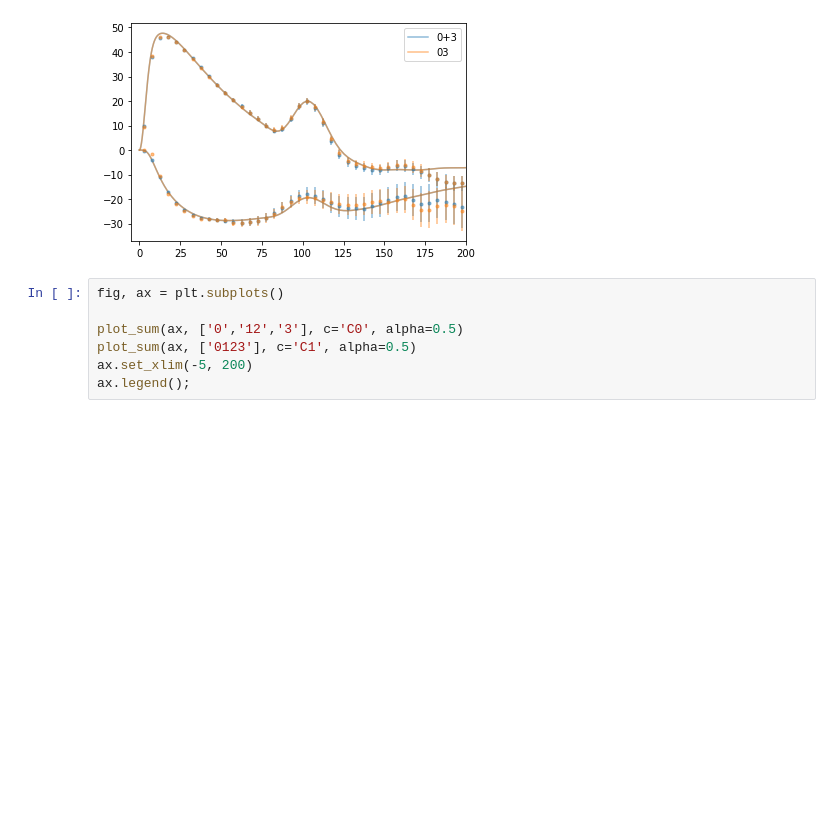
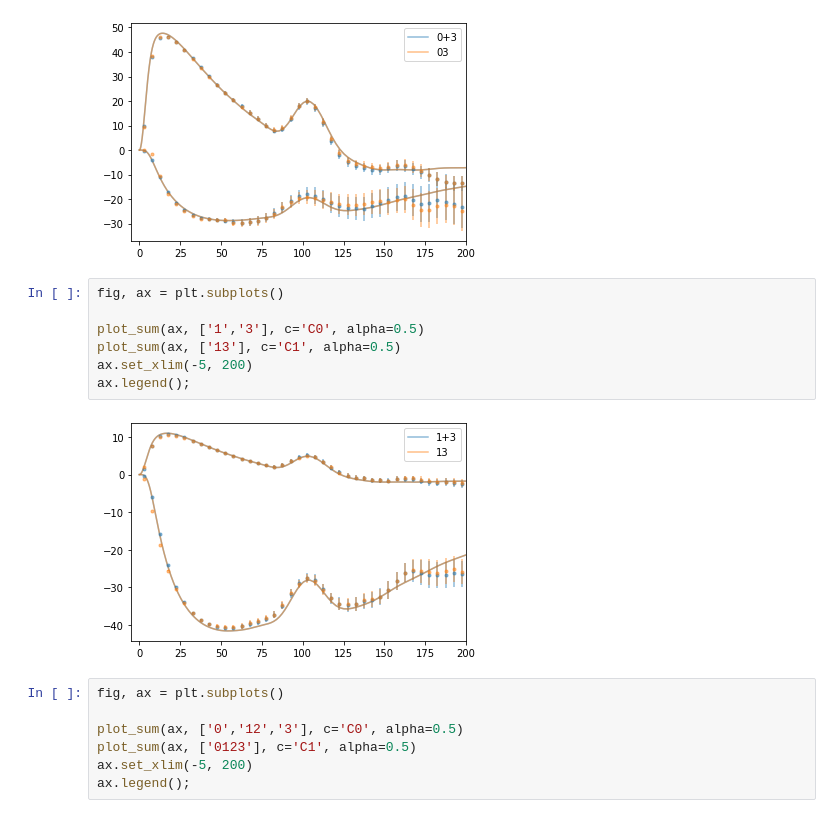
Before and after one commit to cramirezpe/modules-corrf-analysis, a Jupyter notebook: Examples/sim_bs_100_/sum_correlations.ipynb, the cells around one changed output. Cells and saved outputs as stored; diff of their text form; blank space fills up the shorter version.

```diff
--- a/Examples/sim_bs_100_/sum_correlations.ipynb
+++ b/Examples/sim_bs_100_/sum_correlations.ipynb
@@ -339,6 +339,15 @@ ax.set_xlim(-5, 200)
 ax.legend();
 # %% [output]
 [figure]
+# %%
+fig, ax = plt.subplots()
+
+plot_sum(ax, ['1','3'], c='C0', alpha=0.5)
+plot_sum(ax, ['13'], c='C1', alpha=0.5)
+ax.set_xlim(-5, 200)
+ax.legend();
+# %% [output]
+[figure, added]
 # %%
 fig, ax = plt.subplots()
 
```
